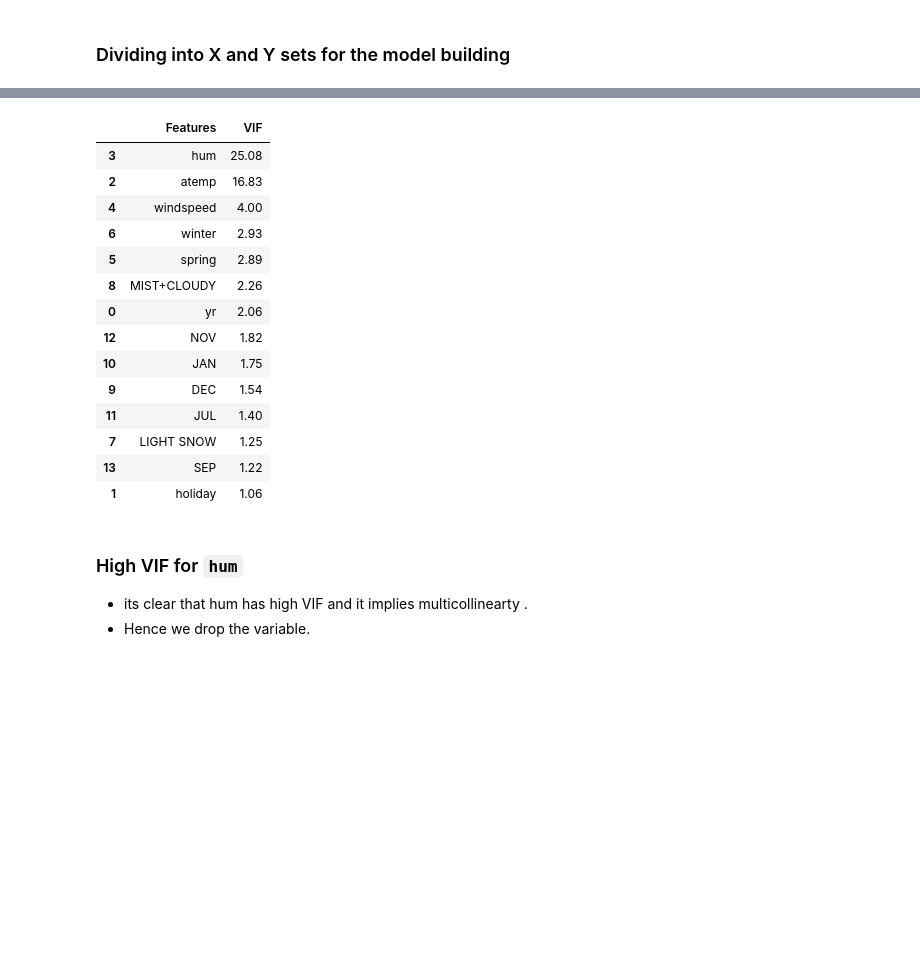
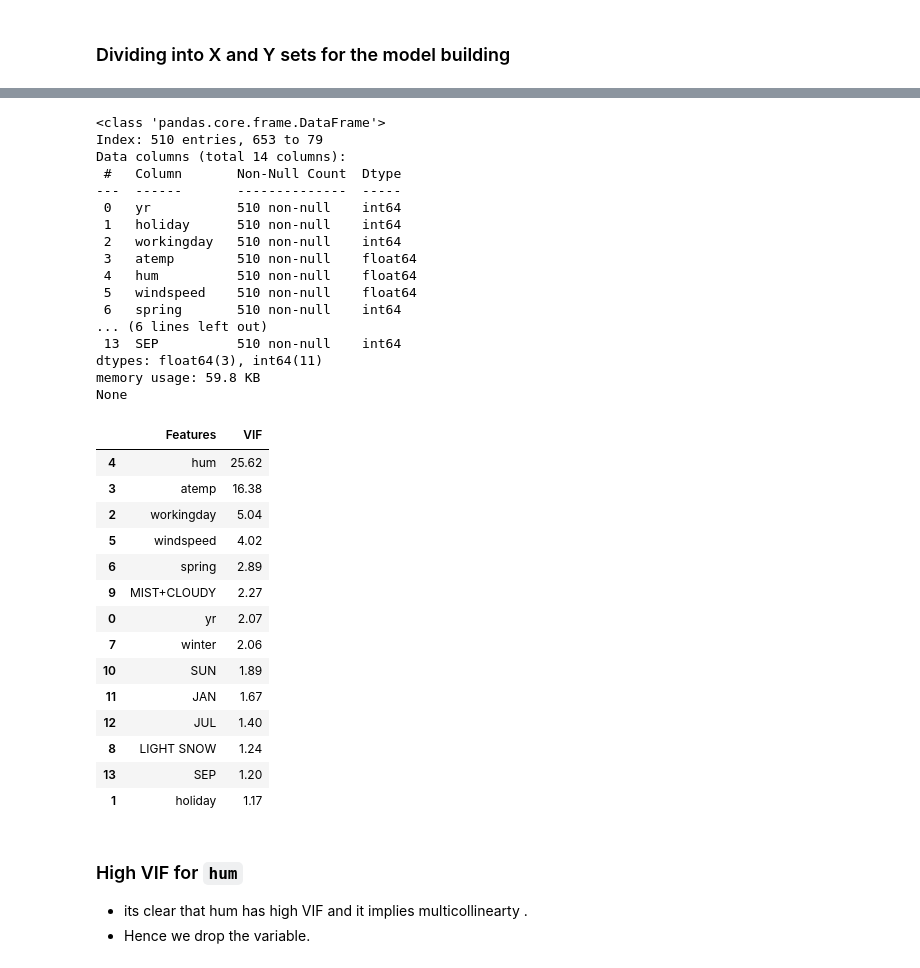
Before and after one commit to vikram502/bike-rental-mlr, a Jupyter notebook: BikeRental-MultipleLinearRegression-Assignment.ipynb, the cells around one changed output, grey strips where cells are left out. Drawn from its saved outputs; the diff is of its cells as text; code cells hidden in the pictures; blank space fills up the shorter version.

```diff
--- a/BikeRental-MultipleLinearRegression-Assignment.ipynb
+++ b/BikeRental-MultipleLinearRegression-Assignment.ipynb
@@ -375,0 +319,3 @@ We will use MinMax scaling.
+# %%
+BikeRent_w_Dummies.drop(['season','mnth','weathersit','weekday'], axis=1, inplace=True)
+BikeRent_w_Dummies.info()
@@ -375,0 +366,2 @@ We will use MinMax scaling.
+# %%
+BikeRent_w_Dummies.drop(['temp'], axis = 1, inplace=True)
@@ -375,0 +370,5 @@ We will use MinMax scaling.
+# %%
+from sklearn.model_selection import train_test_split
+# We specify this so that the train and test data set always have the same rows, respectively
+np.random.seed(0)
+df_train, df_test = train_test_split(BikeRent_w_Dummies, train_size = 0.7, test_size = 0.3, random_state = 100)
@@ -469,7 +495,7 @@ from sklearn.linear_model import LinearRegression
 lm = LinearRegression()
 lm.fit(X_train, y_train)
 
-rfe = RFE(lm, 15)             # running RFE
+rfe = RFE(lm, n_features_to_select=15)             # running RFE
 rfe = rfe.fit(X_train, y_train)
 # %%
 list(zip(X_train.columns,rfe.support_,rfe.ranking_))
@@ -573,30 +606,50 @@ Notes:
 # %%
 # Calculate the VIFs for the new model
 from statsmodels.stats.outliers_influence import variance_inflation_factor
 
 vif = pd.DataFrame()
+# Convert boolean to int
+X_train_rfe = X_train_rfe*1
 X = X_train_rfe
+print(X.info())
 vif['Features'] = X.columns
 vif['VIF'] = [variance_inflation_factor(X.values, i) for i in range(X.shape[1])]
 vif['VIF'] = round(vif['VIF'], 2)
 vif = vif.sort_values(by = "VIF", ascending = False)
 vif
 # %% [output]
+<class 'pandas.core.frame.DataFrame'>
+Index: 510 entries, 653 to 79
+Data columns (total 14 columns):
+ #   Column       Non-Null Count  Dtype
+---  ------       --------------  -----
+ 0   yr           510 non-null    int64
+ 1   holiday      510 non-null    int64
+ 2   workingday   510 non-null    int64
+ 3   atemp        510 non-null    float64
+ 4   hum          510 non-null    float64
+ 5   windspeed    510 non-null    float64
+ 6   spring       510 non-null    int64
+... (6 lines left out)
+ 13  SEP          510 non-null    int64
+dtypes: float64(3), int64(11)
+memory usage: 59.8 KB
+None
 |  | Features | VIF |
-| 3 | hum | 25.08 |
-| 2 | atemp | 16.83 |
-| 4 | windspeed | 4.00 |
-| 6 | winter | 2.93 |
-| 5 | spring | 2.89 |
-| 8 | MIST+CLOUDY | 2.26 |
-| 0 | yr | 2.06 |
-| 12 | NOV | 1.82 |
-| 10 | JAN | 1.75 |
-| 9 | DEC | 1.54 |
-| 11 | JUL | 1.40 |
-| 7 | LIGHT SNOW | 1.25 |
-| 13 | SEP | 1.22 |
-| 1 | holiday | 1.06 |
+| 4 | hum | 25.62 |
+| 3 | atemp | 16.38 |
+| 2 | workingday | 5.04 |
+| 5 | windspeed | 4.02 |
+| 6 | spring | 2.89 |
+| 9 | MIST+CLOUDY | 2.27 |
+| 0 | yr | 2.07 |
+| 7 | winter | 2.06 |
+| 10 | SUN | 1.89 |
+| 11 | JAN | 1.67 |
+| 12 | JUL | 1.40 |
+| 8 | LIGHT SNOW | 1.24 |
+| 13 | SEP | 1.20 |
+| 1 | holiday | 1.17 |
 # %% [markdown]
 ### High VIF for `hum`
 - its clear that hum has high VIF and it implies multicollinearty .
```
Also changed, not shown: parts of 103 cells of this notebook.
